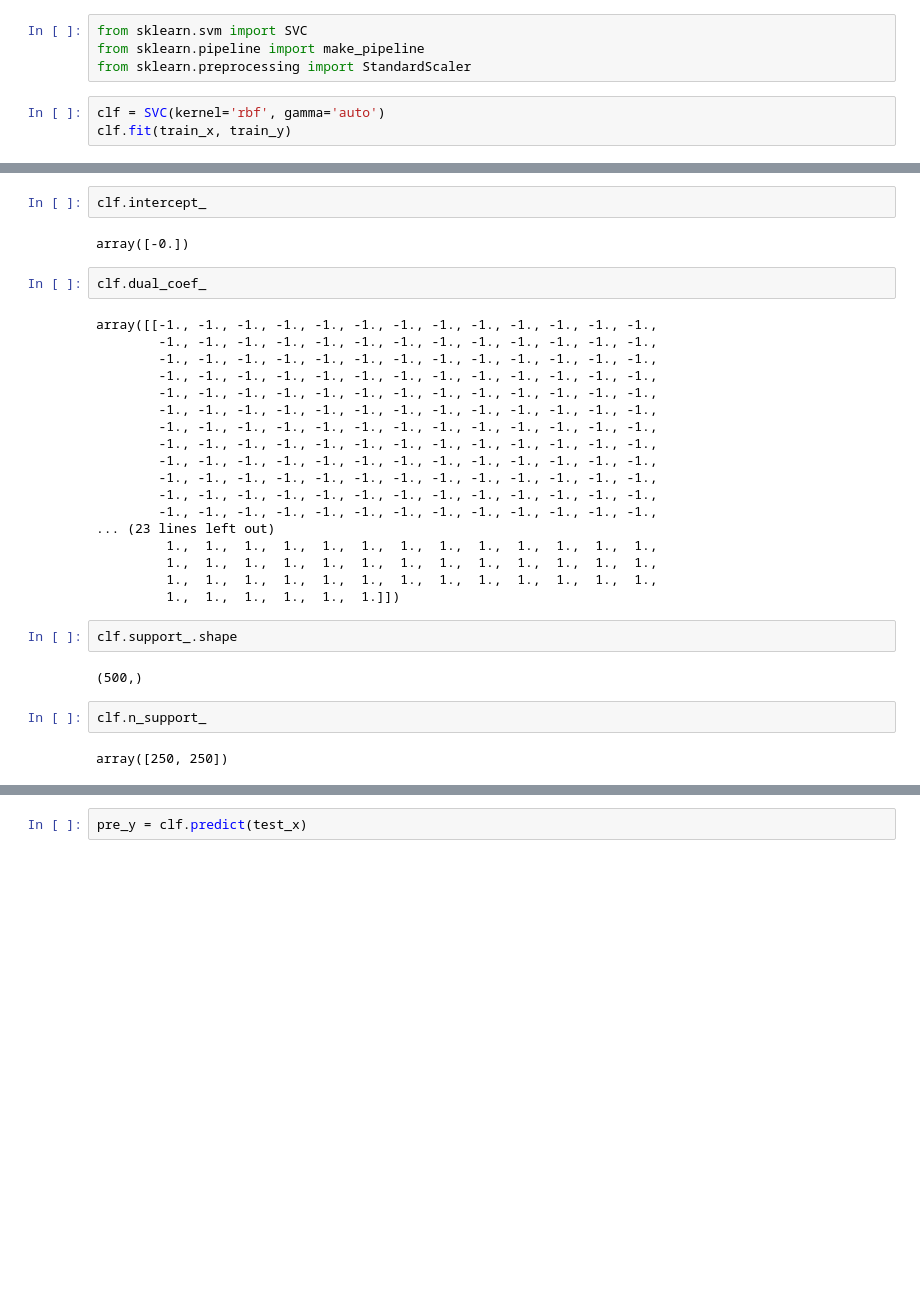
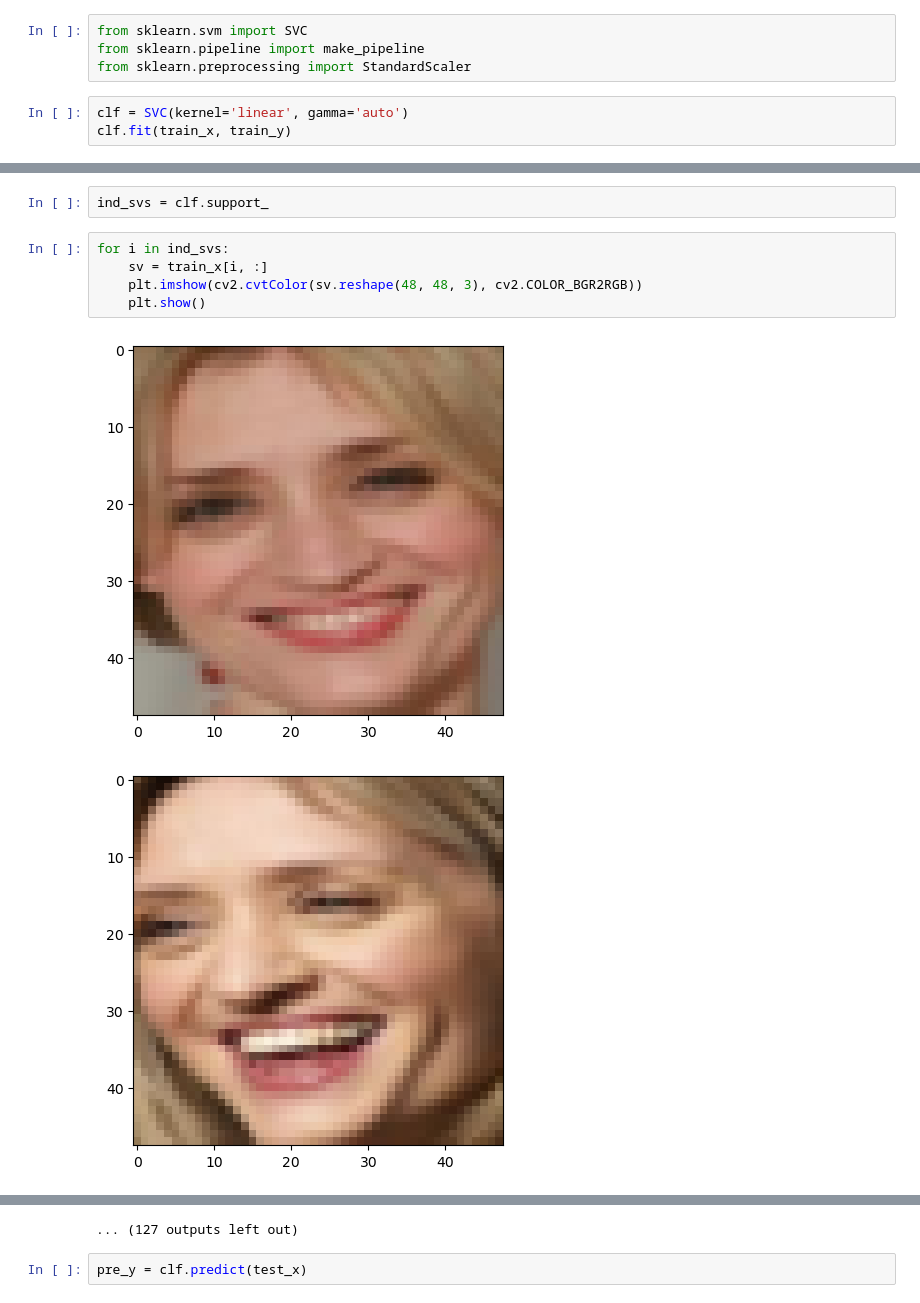
Before and after one commit to qingru-hu/Pattern-Recognition-and-Machine-Learning, a Jupyter notebook: hw3/hw3_code/face_svm.ipynb, the cells around one changed output, grey strips where cells are left out. Saved outputs shown, nothing was run; the diff lists cells and outputs as text; blank space fills up the shorter version.

```diff
--- a/hw3/hw3_code/face_svm.ipynb
+++ b/hw3/hw3_code/face_svm.ipynb
@@ -108,6 +108,6 @@ from sklearn.svm import SVC
 from sklearn.pipeline import make_pipeline
 from sklearn.preprocessing import StandardScaler
 # %%
-clf = SVC(kernel='rbf', gamma='auto')
+clf = SVC(kernel='linear', gamma='auto')
 clf.fit(train_x, train_y)
 # %% [output]
@@ -143,32 +115,10 @@ array([[ 56., 108., 132., ..., 145., 158., 202.],
-# %%
-clf.intercept_
-# %% [output]
-array([-0.])
-# %%
-clf.dual_coef_
-# %% [output]
-array([[-1., -1., -1., -1., -1., -1., -1., -1., -1., -1., -1., -1., -1.,
-        -1., -1., -1., -1., -1., -1., -1., -1., -1., -1., -1., -1., -1.,
-        -1., -1., -1., -1., -1., -1., -1., -1., -1., -1., -1., -1., -1.,
-        -1., -1., -1., -1., -1., -1., -1., -1., -1., -1., -1., -1., -1.,
-        -1., -1., -1., -1., -1., -1., -1., -1., -1., -1., -1., -1., -1.,
-        -1., -1., -1., -1., -1., -1., -1., -1., -1., -1., -1., -1., -1.,
-        -1., -1., -1., -1., -1., -1., -1., -1., -1., -1., -1., -1., -1.,
-        -1., -1., -1., -1., -1., -1., -1., -1., -1., -1., -1., -1., -1.,
-        -1., -1., -1., -1., -1., -1., -1., -1., -1., -1., -1., -1., -1.,
-        -1., -1., -1., -1., -1., -1., -1., -1., -1., -1., -1., -1., -1.,
-        -1., -1., -1., -1., -1., -1., -1., -1., -1., -1., -1., -1., -1.,
-        -1., -1., -1., -1., -1., -1., -1., -1., -1., -1., -1., -1., -1.,
-... (23 lines left out)
-         1.,  1.,  1.,  1.,  1.,  1.,  1.,  1.,  1.,  1.,  1.,  1.,  1.,
-         1.,  1.,  1.,  1.,  1.,  1.,  1.,  1.,  1.,  1.,  1.,  1.,  1.,
-         1.,  1.,  1.,  1.,  1.,  1.,  1.,  1.,  1.,  1.,  1.,  1.,  1.,
-         1.,  1.,  1.,  1.,  1.,  1.]])
-# %%
-clf.support_.shape
-# %% [output]
-(500,)
-# %%
-clf.n_support_
-# %% [output]
-array([250, 250])
+# %%
+ind_svs = clf.support_
+# %%
+for i in ind_svs:
+    sv = train_x[i, :]
+    plt.imshow(cv2.cvtColor(sv.reshape(48, 48, 3), cv2.COLOR_BGR2RGB))
+    plt.show()
+# %% [output]
+[figure, added]
+[figure, added]
@@ -175,3 +135,4 @@ array([250, 250])
+... (127 outputs left out)
 # %%
 pre_y = clf.predict(test_x)
 # %%
```
Also changed, not shown: parts of 7 cells of this notebook, 7 other files.
